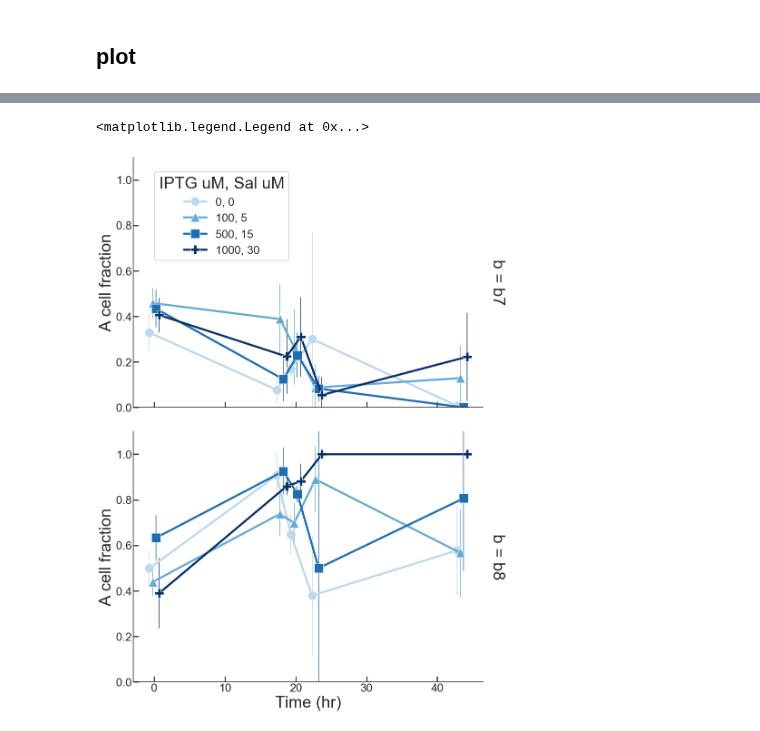
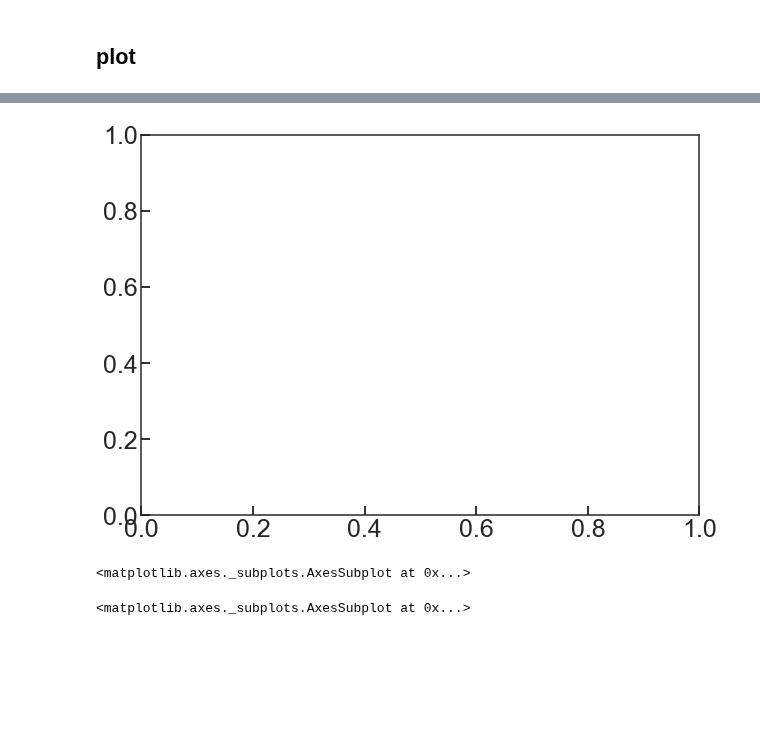
Before and after one commit to geezerbriefs/xpspython, a Jupyter notebook: cfu/plot cfu data.ipynb, the cells around one changed output, grey strips where cells are left out. Drawn from its saved outputs; the diff is of its cells as text; code cells hidden in the pictures; blank space fills up the shorter version.

Commit message:
non general template for making plots from multiple cfu data sets

```diff
--- a/cfu/plot cfu data.ipynb
+++ b/cfu/plot cfu data.ipynb
@@ -11,44 +14,28 @@ import matplotlib.lines as mlines
 
 import itertools
 # %%
-#plotting things
+#plotting aesthetics
 
-#%matplotlib qt5 -- I don't know what this is
-import matplotlib.pyplot as plt
 import matplotlib as mpl
-import seaborn as sns
-
 from cycler import cycler
 
+#All of Anandh's customized seaborn settings
+sns.set_context("talk", font_scale=1.5, rc={"lines.linewidth": 1.5})
+sns.set_style("ticks")
+tw = 1.5
+sns.set_style({"xtick.major.size": 3, "ytick.major.size": 3,
+               "xtick.minor.size": 2, "ytick.minor.size": 2,
+               'axes.labelsize': 16, 'axes.titlesize': 16,
+               'xtick.major.width': tw, 'xtick.minor.width': tw,
+               'ytick.major.width': tw, 'ytick.minor.width': tw,
+              "xtick.direction": "in","ytick.direction": "in"})
 
-#All of Anandh's customized seaborn/matplotlib settings
-
-sns.set_context("poster", font_scale=1.5, rc={"lines.linewidth": 1.5})
-sns.set_style("ticks")
-sns.set_style({"xtick.direction": "in","ytick.direction": "in"})
-
-#%config InlineBackend.figure_f.ormats=['svg']
-
+#custom matplotlib params
 mpl.rc('axes', prop_cycle=(cycler('color', ['r', 'k', 'b','g','y','m','c']) ))
 
 mpl.rcParams['pdf.fonttype'] = 42
 mpl.rcParams['ps.fonttype'] = 42
 
-#mpl.rc('text', usetex=False)
-#mpl.rc('text.latex', preamble=r'\usepackage{helvet}
-#\renewcommand\familydefault{\sfdefault}\usepackage{sansmath}\sansmath')
-
-    #If you want to use a different font
-# mpl.rc('font',**{'family':'sans-serif','sans-serif':['Helvetica'],
-#                  'serif': ['Helvetica']})
-
-tw = 1.5
-sns.set_style({"xtick.major.size": 3, "ytick.major.size": 3,
-               "xtick.minor.size": 2, "ytick.minor.size": 2,
-               'axes.labelsize': 16, 'axes.titlesize': 16,
-               'xtick.major.width': tw, 'xtick.minor.width': tw,
-               'ytick.major.width': tw, 'ytick.minor.width': tw})
-
 mpl.rc('xtick', labelsize=25)
 mpl.rc('ytick', labelsize=25)
 mpl.rc('axes', linewidth=1.5)
@@ -273,15 +56,0 @@ See the caveats in the documentation: http://pandas.pydata.org/pandas-docs/stabl
-# %%
-#create legend entries
-i = np.unique(df['iptg'])
-s = np.unique(df['sal'])
-
-ls = ['{}, {}'.format(I,S) for I,S in zip(i,s)]
-
-g.fig.legend(labels = ls, title='IPTG uM, Sal uM',
-             fontsize='x-small', bbox_to_anchor=(0.45, 0.93))
-# %% [output]
-<matplotlib.legend.Legend at 0x...>
-# %%
-g.fig
-# %% [output]
-[figure, removed]
@@ -289,0 +57,5 @@ g.savefig('cfu_afrac_errbar.pdf')
+# %%
+#create master figure
+fig, ax = plt.subplots(figsize=(10,7))
+# %% [output]
+[figure, added]
@@ -289,0 +75,8 @@ g.savefig('cfu_afrac_errbar.pdf')
+# %%
+#384 well shooting data
+
+sns.pointplot(x='time', y='log_OD700_cfumL', data=df, ci=None, color='r', size=10, order=[0, 'ef', 'e'], ax=ax)
+
+sns.stripplot(x='time', y='log_OD700_cfumL', data=df, color='r', order=[0, 'ef', 'e'], ax=ax)
+# %% [output]
+<matplotlib.axes._subplots.AxesSubplot at 0x...>
@@ -289,0 +96,8 @@ g.savefig('cfu_afrac_errbar.pdf')
+# %%
+#1536 well shooting data
+
+sns.pointplot(x='time', y='log_OD700_cfumL', data=df, ci=None, color='b', order=[0, 'ef', 'e'], ax=ax)
+
+sns.stripplot(x='time', y='log_OD700_cfumL', data=df, color='b', order=[0, 'ef', 'e'], ax=ax)
+# %% [output]
+<matplotlib.axes._subplots.AxesSubplot at 0x...>
```
Also changed, not shown: parts of 26 cells of this notebook.
